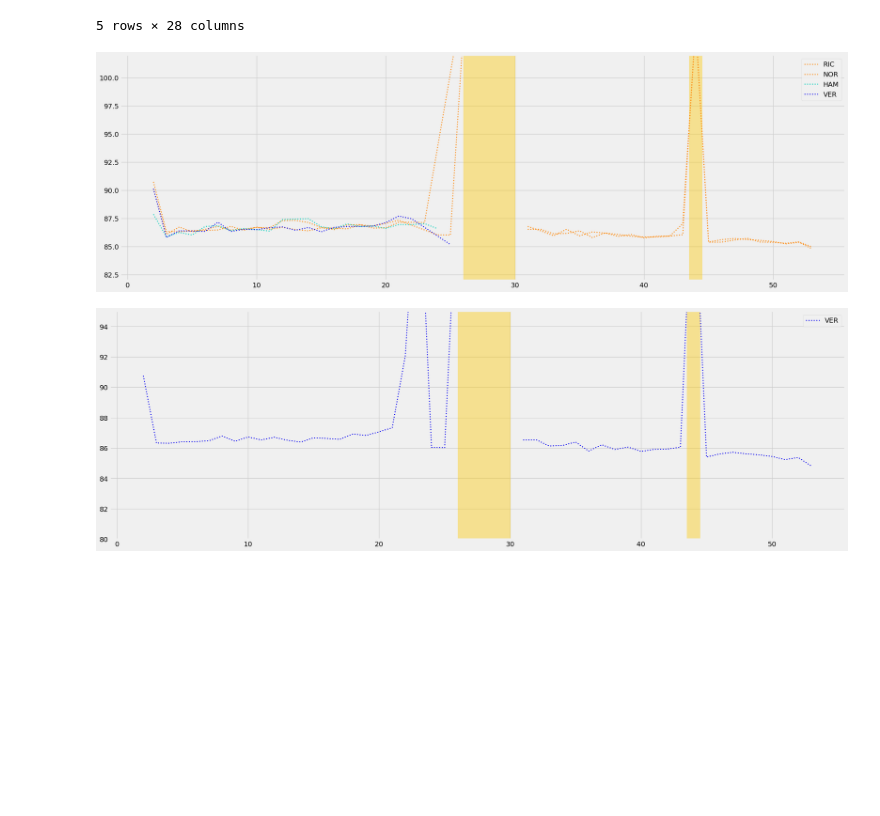
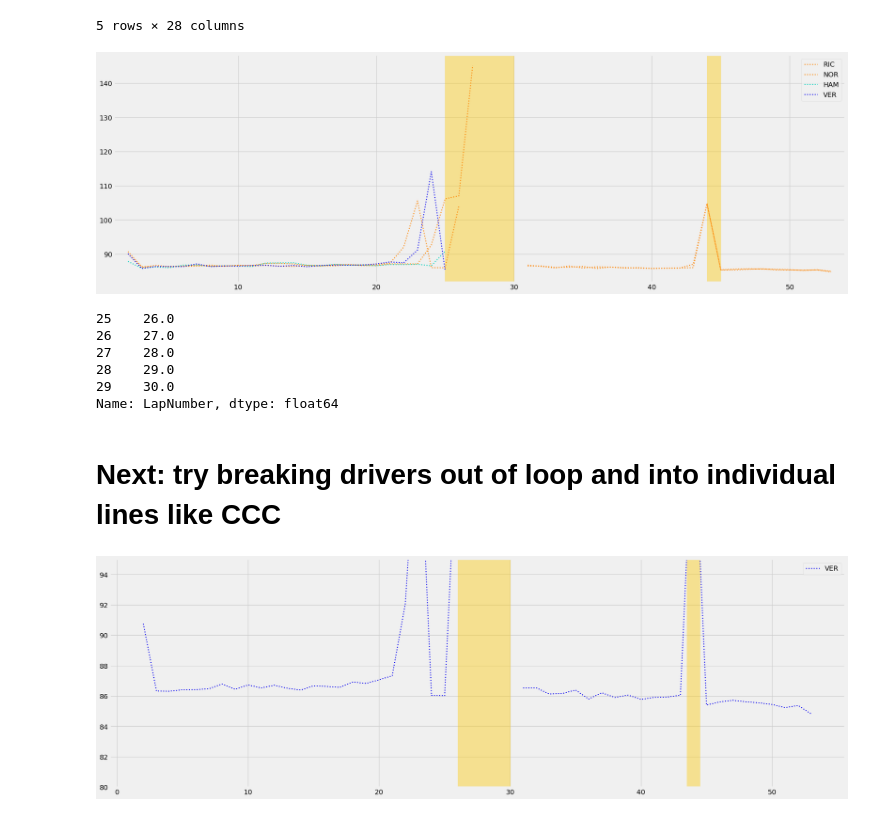
Before and after one commit to orderlogicmachine/f1-pace-analysis, a Jupyter notebook: main.ipynb, the cells around one changed output. Drawn from its saved outputs; the diff is of its cells as text; code cells hidden in the pictures; blank space fills up the shorter version.

Commit message:
Tweaking charting logic. Bug in pyplot/pandas?

```diff
--- a/main.ipynb
+++ b/main.ipynb
@@ -68,6 +68,8 @@ visualized_teams = []
 # sc_laps = laps_driver_1.loc[laps_driver_1['TrackStatus']] == '4'
 # %%
 sc_yellow = '#ffca00'
+sc_laps = laps_driver_1.pick_track_status('4', how="contains")
+sc_laps.join(laps_driver_1.pick_track_status('6', how="contains"))
 # plt.style.use('fivethirtyeight')
 plt.figure(figsize = (24, 8))
 # Append labels
@@ -76,41 +78,53 @@ plt.ylabel = 'Laptime'
 # Set title
 plt.title = 'Lap-by-lap pace'
 # Highlight Safety Car & Virtual Safety Car laps in F1's Safety Car Yellow
-plt.axvspan(26, 30, color=sc_yellow, alpha=0.4)
-plt.axvspan(43.5, 44.5, color=sc_yellow, alpha=0.4)
-plt.ylim(82, 102)
+plt.axvspan(25, 30, color=sc_yellow, alpha=0.4)
+plt.axvspan(44, 45, color=sc_yellow, alpha=0.4)
+plt.ylim()
+plt.xlim(1, 54)
 
-laptimes = [laps.pick_driver(x)['LapTimeSeconds'].dropna() for x in drivers_to_visualize]
+laptimes = [race.laps.pick_driver(x)['LapTimeSeconds'].dropna() for x in drivers_to_visualize]
 
 for driver in drivers_to_visualize:
-    driver_laps = laps.pick_driver(driver)[['LapNumber', 'LapTimeSeconds', 'Team']]
+    driver_laps = race.laps.pick_driver(driver)[['LapNumber', 'LapTimeSeconds', 'Team']]
 
     # Select all the laps from that driver
     # driver_laps = driver_laps.dropna()
 
     # Extract the team for coloring purploses
     team = pd.unique(driver_laps['Team'])[0]
 
     # X-coordinate is the lap number
     x = driver_laps['LapNumber']
 
     y = driver_laps['LapTimeSeconds']
 
     # Make sure that two teammates don't get the same line style
     linestyle = '-' if team not in visualized_teams else ':'
 
     # Plot the data
     plt.plot(x, y, label=driver, color=ff1.plotting.team_color(team), linestyle=linestyle, linewidth = 2)
 
     # Generate legend
     plt.legend()
 
     # Add the team to the visualized teams variable so that the next time the linestyle will be different
     visualized_teams.append(team)
 # %% [output]
-[figure, old version]
+[figure, new version]
+# %%
+print(sc_laps.LapNumber)
+# %% [output]
+25    26.0
+26    27.0
+27    28.0
+28    29.0
+29    30.0
+Name: LapNumber, dtype: float64
 # %%
 laps_driver_2.to_csv("landolaps.csv")
+# %% [markdown]
+# Next: try breaking drivers out of loop and into individual lines like CCC
 # %%
 # plt.style.use('fivethirtyeight')
 plt.figure(figsize = (24, 8))
```
Also changed, not shown: parts of 3 cells of this notebook, 1 other file.
